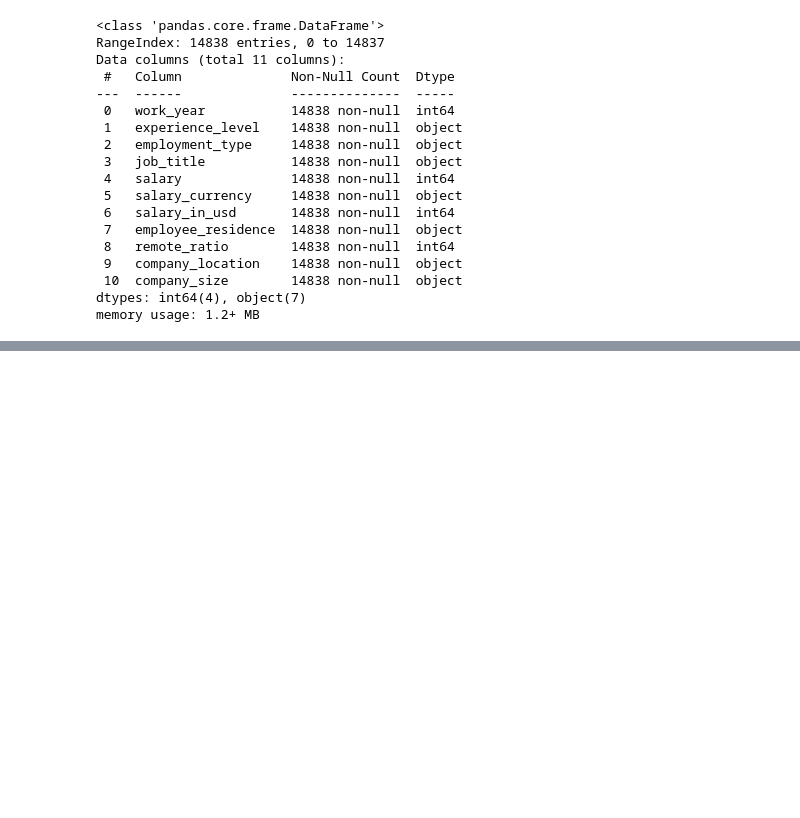
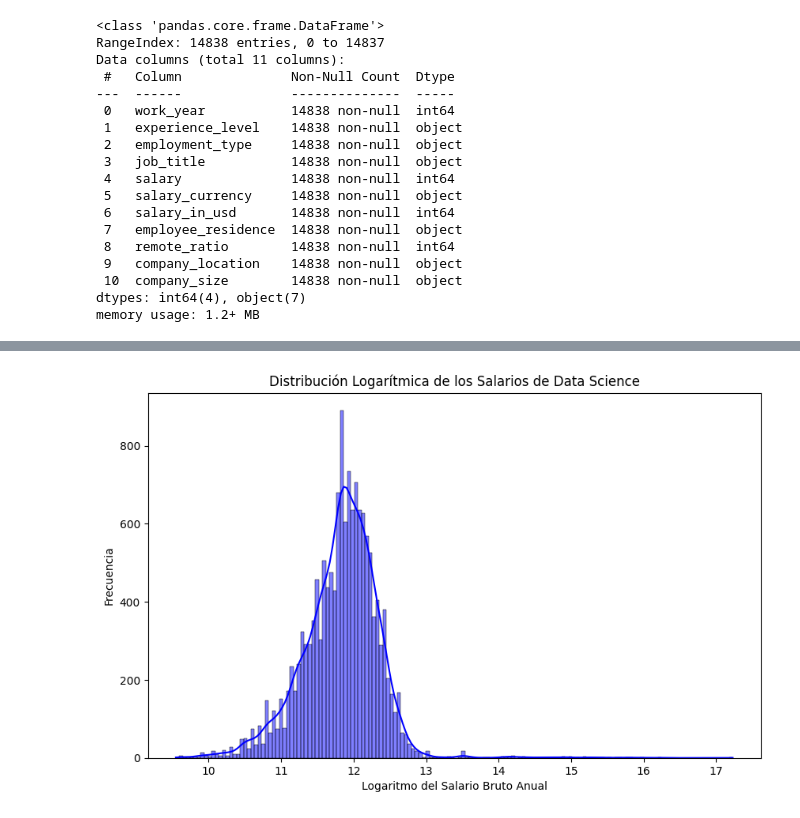
Before and after one commit to SergioChalela/Predicciones-Aguacates, a Jupyter notebook: data.ipynb, the cells around one changed output, grey strips where cells are left out. Drawn from its saved outputs; the diff is of its cells as text; code cells hidden in the pictures; blank space fills up the shorter version.

```diff
--- a/data.ipynb
+++ b/data.ipynb
@@ -43,0 +77,11 @@ data.head()
+# %%
+data['log_salary'] = np.log1p(data['salary'])
+
+plt.figure(figsize=(10, 6))
+sns.histplot(data['log_salary'], kde=True, color='blue')
+plt.title('Distribución Logarítmica de los Salarios de Data Science')
+plt.xlabel('Logaritmo del Salario Bruto Anual')
+plt.ylabel('Frecuencia')
+plt.show()
+# %% [output]
+[figure, added]
```
Also changed, not shown: parts of 7 cells of this notebook.
